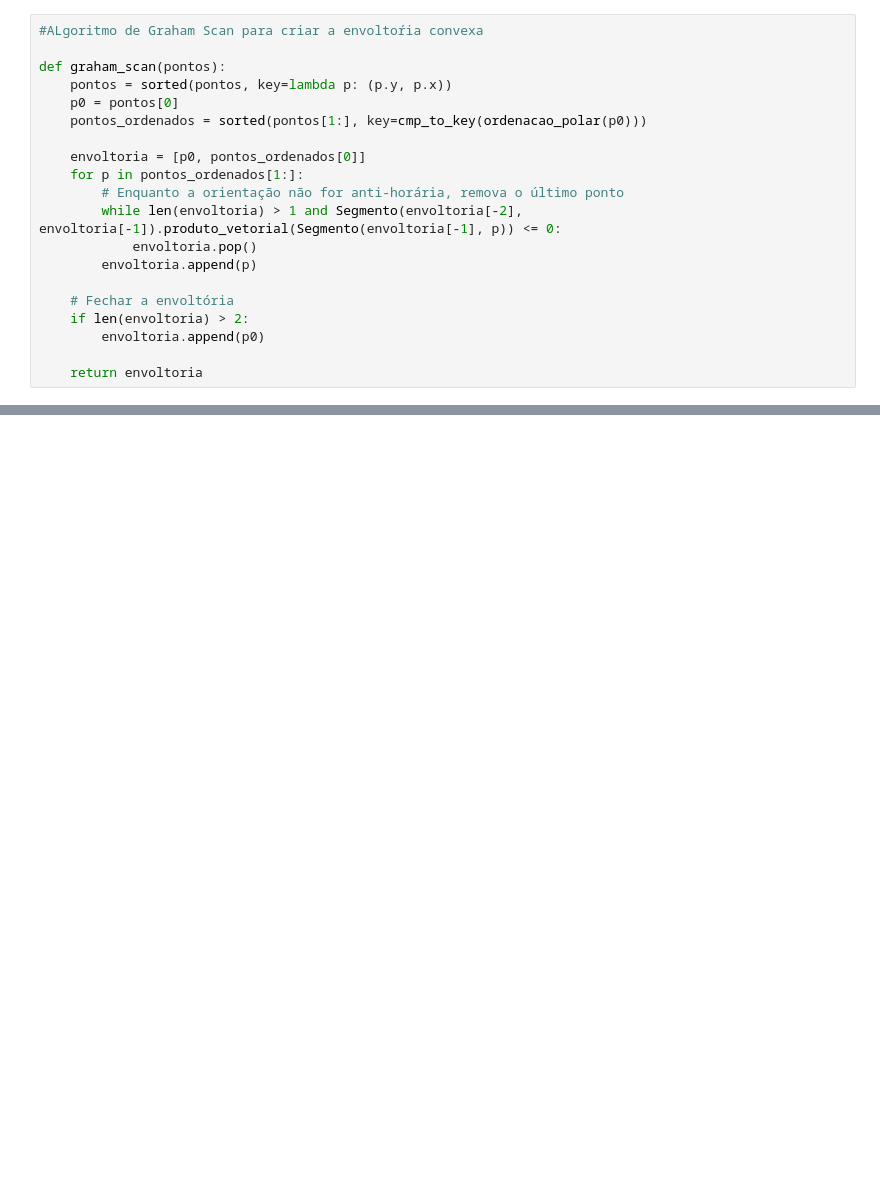
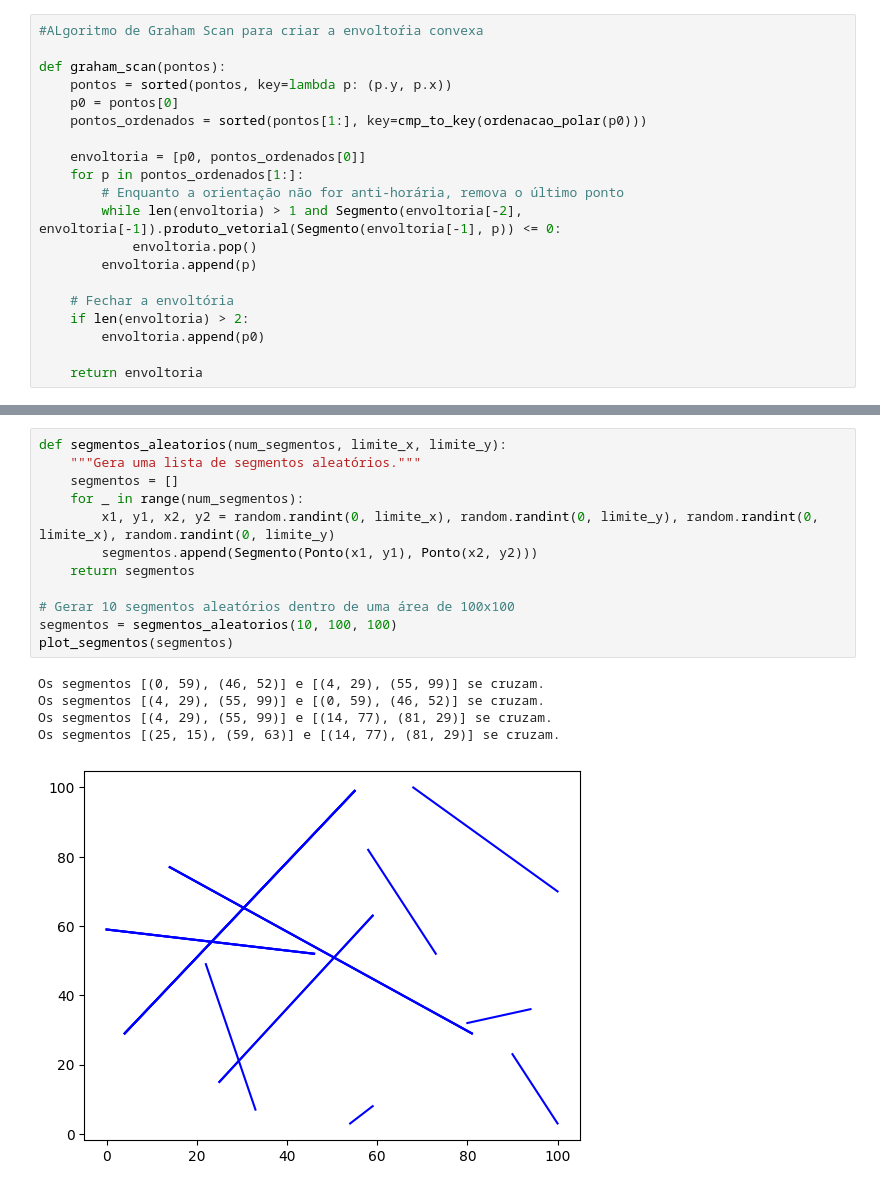
Before and after one commit to marcelomrad/Classificador_Linear, a Jupyter notebook: main.ipynb, the cells around one changed output, grey strips where cells are left out. Saved outputs shown, nothing was run; the diff lists cells and outputs as text; blank space fills up the shorter version.

```diff
--- a/main.ipynb
+++ b/main.ipynb
@@ -136,0 +186,18 @@ False
+# %%
+def segmentos_aleatorios(num_segmentos, limite_x, limite_y):
+    """Gera uma lista de segmentos aleatórios."""
+    segmentos = []
+    for _ in range(num_segmentos):
+        x1, y1, x2, y2 = random.randint(0, limite_x), random.randint(0, limite_y), random.randint(0, limite_x), random.randint(0, limite_y)
+        segmentos.append(Segmento(Ponto(x1, y1), Ponto(x2, y2)))
+    return segmentos
+
+# Gerar 10 segmentos aleatórios dentro de uma área de 100x100
+segmentos = segmentos_aleatorios(10, 100, 100)
+plot_segmentos(segmentos)
+# %% [output]
+Os segmentos [(0, 59), (46, 52)] e [(4, 29), (55, 99)] se cruzam.
+Os segmentos [(4, 29), (55, 99)] e [(0, 59), (46, 52)] se cruzam.
+Os segmentos [(4, 29), (55, 99)] e [(14, 77), (81, 29)] se cruzam.
+Os segmentos [(25, 15), (59, 63)] e [(14, 77), (81, 29)] se cruzam.
+[figure, added]
```
Also changed, not shown: parts of 9 cells of this notebook.
